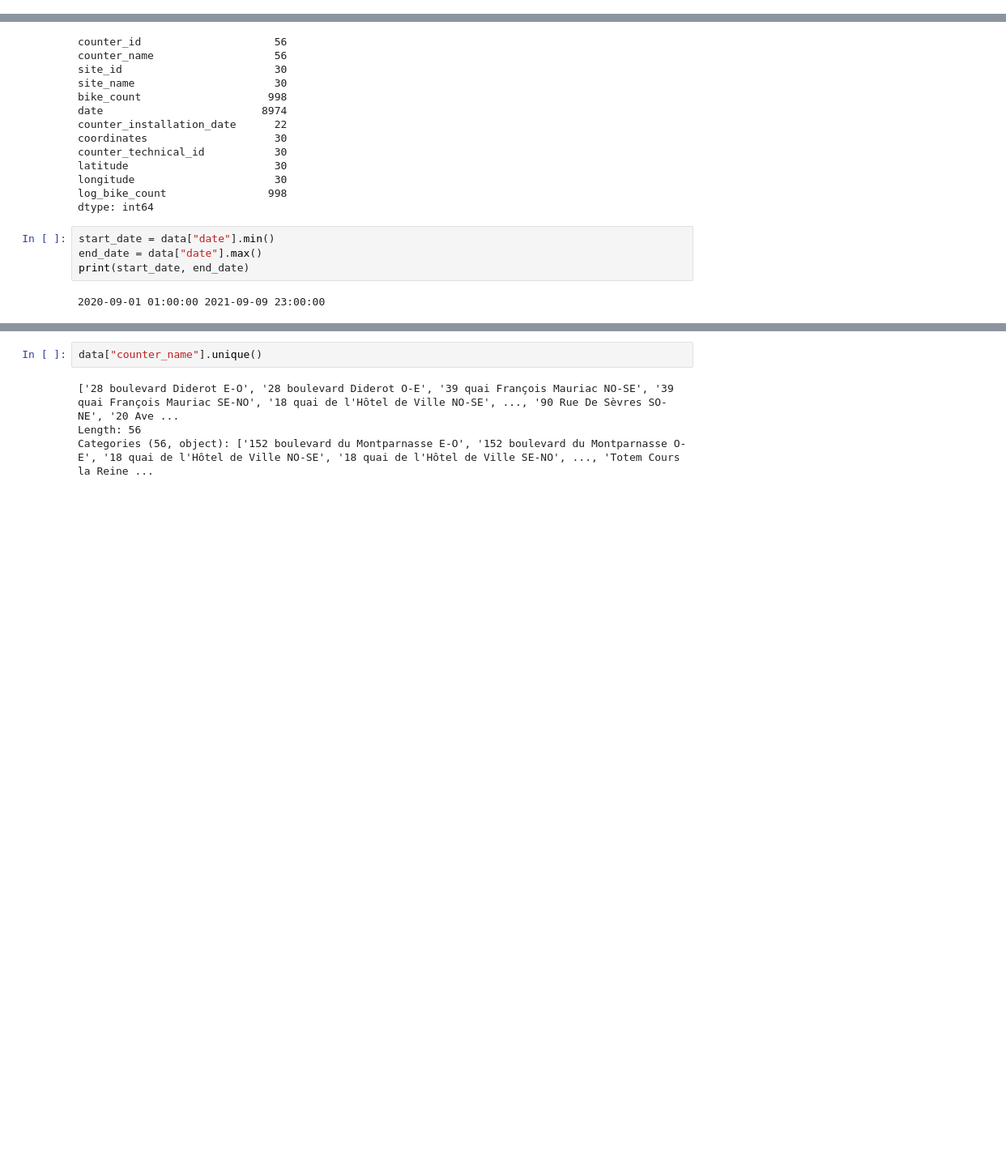
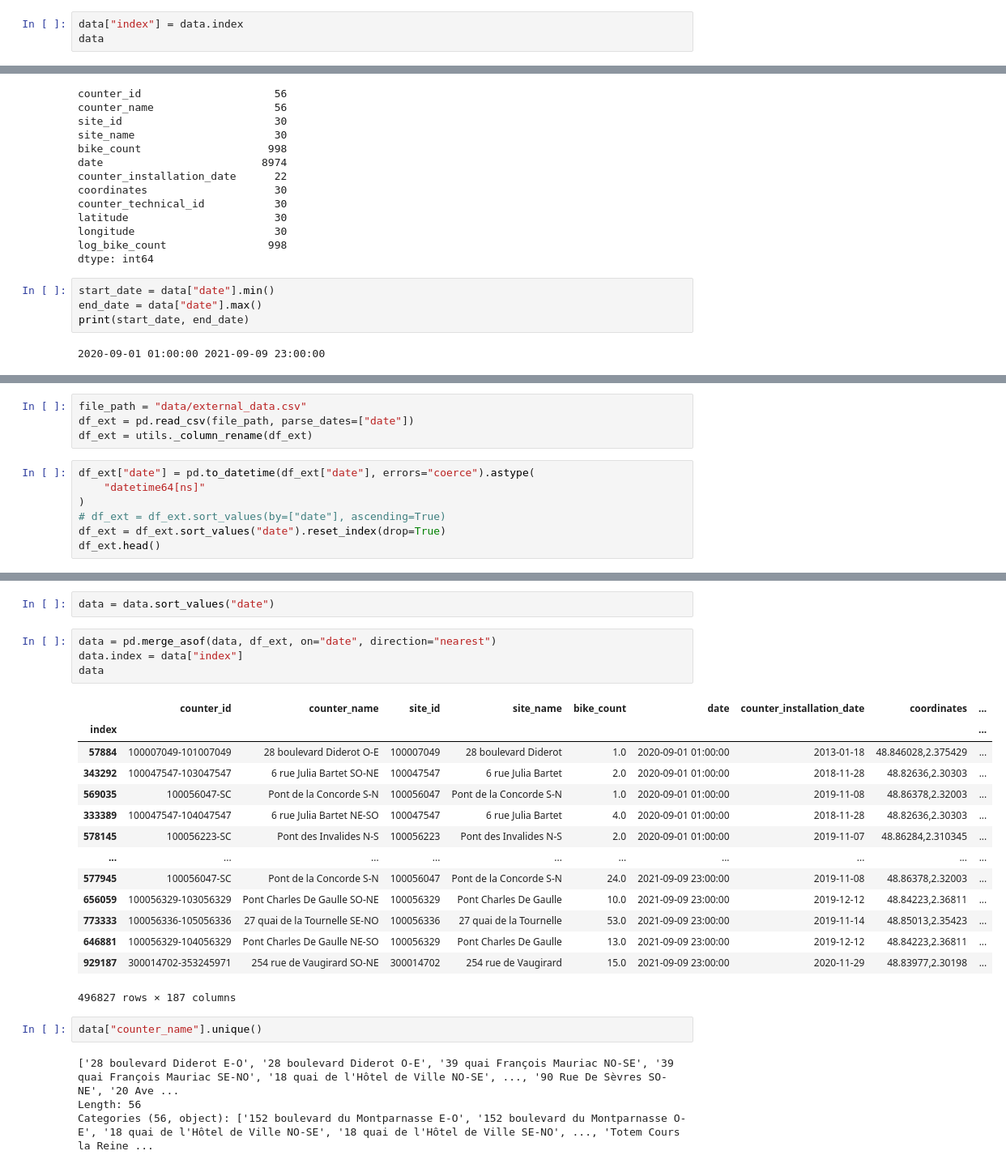
Before and after one commit to felixbroch/Bike_count_prediction, a Jupyter notebook: data_visualisation.ipynb, the cells around one changed output, grey strips where cells are left out. Shown at 81% size. Saved outputs shown, nothing was run; the diff lists cells and outputs as text; blank space fills up the shorter version.

```diff
--- a/data_visualisation.ipynb
+++ b/data_visualisation.ipynb
@@ -15,3 +16,6 @@ data.head()
 | 48327 | 100007049-102007049 | 28 boulevard Diderot E-O | 100007049 | 28 boulevard Diderot | 0.0 | 2020-09-01 04:00:00 | 2013-01-18 | 48.846028,2.375429 | ... |
 | 48330 | 100007049-102007049 | 28 boulevard Diderot E-O | 100007049 | 28 boulevard Diderot | 4.0 | 2020-09-01 15:00:00 | 2013-01-18 | 48.846028,2.375429 | ... |
 | 48333 | 100007049-102007049 | 28 boulevard Diderot E-O | 100007049 | 28 boulevard Diderot | 9.0 | 2020-09-01 18:00:00 | 2013-01-18 | 48.846028,2.375429 | ... |
+# %%
+data["index"] = data.index
+data
@@ -61,0 +92,11 @@ print(start_date, end_date)
+# %%
+file_path = "data/external_data.csv"
+df_ext = pd.read_csv(file_path, parse_dates=["date"])
+df_ext = utils._column_rename(df_ext)
+# %%
+df_ext["date"] = pd.to_datetime(df_ext["date"], errors="coerce").astype(
+    "datetime64[ns]"
+)
+# df_ext = df_ext.sort_values(by=["date"], ascending=True)
+df_ext = df_ext.sort_values("date").reset_index(drop=True)
+df_ext.head()
@@ -62,3 +111,24 @@ print(start_date, end_date)
+# %%
+data = data.sort_values("date")
+# %%
+data = pd.merge_asof(data, df_ext, on="date", direction="nearest")
+data.index = data["index"]
+data
+# %% [output]
+|  | counter_id | counter_name | site_id | site_name | bike_count | date | counter_installation_date | coordinates | ... |
+| index |  |  |  |  |  |  |  |  | ... |
+| 57884 | 100007049-101007049 | 28 boulevard Diderot O-E | 100007049 | 28 boulevard Diderot | 1.0 | 2020-09-01 01:00:00 | 2013-01-18 | 48.846028,2.375429 | ... |
+| 343292 | 100047547-103047547 | 6 rue Julia Bartet SO-NE | 100047547 | 6 rue Julia Bartet | 2.0 | 2020-09-01 01:00:00 | 2018-11-28 | 48.82636,2.30303 | ... |
+| 569035 | 100056047-SC | Pont de la Concorde S-N | 100056047 | Pont de la Concorde S-N | 1.0 | 2020-09-01 01:00:00 | 2019-11-08 | 48.86378,2.32003 | ... |
+| 333389 | 100047547-104047547 | 6 rue Julia Bartet NE-SO | 100047547 | 6 rue Julia Bartet | 4.0 | 2020-09-01 01:00:00 | 2018-11-28 | 48.82636,2.30303 | ... |
+| 578145 | 100056223-SC | Pont des Invalides N-S | 100056223 | Pont des Invalides N-S | 2.0 | 2020-09-01 01:00:00 | 2019-11-07 | 48.86284,2.310345 | ... |
+| ... | ... | ... | ... | ... | ... | ... | ... | ... | ... |
+| 577945 | 100056047-SC | Pont de la Concorde S-N | 100056047 | Pont de la Concorde S-N | 24.0 | 2021-09-09 23:00:00 | 2019-11-08 | 48.86378,2.32003 | ... |
+| 656059 | 100056329-103056329 | Pont Charles De Gaulle SO-NE | 100056329 | Pont Charles De Gaulle | 10.0 | 2021-09-09 23:00:00 | 2019-12-12 | 48.84223,2.36811 | ... |
+| 773333 | 100056336-105056336 | 27 quai de la Tournelle SE-NO | 100056336 | 27 quai de la Tournelle | 53.0 | 2021-09-09 23:00:00 | 2019-11-14 | 48.85013,2.35423 | ... |
+| 646881 | 100056329-104056329 | Pont Charles De Gaulle NE-SO | 100056329 | Pont Charles De Gaulle | 13.0 | 2021-09-09 23:00:00 | 2019-12-12 | 48.84223,2.36811 | ... |
+| 929187 | 300014702-353245971 | 254 rue de Vaugirard SO-NE | 300014702 | 254 rue de Vaugirard | 15.0 | 2021-09-09 23:00:00 | 2020-11-29 | 48.83977,2.30198 | ... |
+496827 rows × 187 columns
 # %%
 data["counter_name"].unique()
 # %% [output]
```
Also changed, not shown: parts of 6 cells of this notebook, 1 other file.
